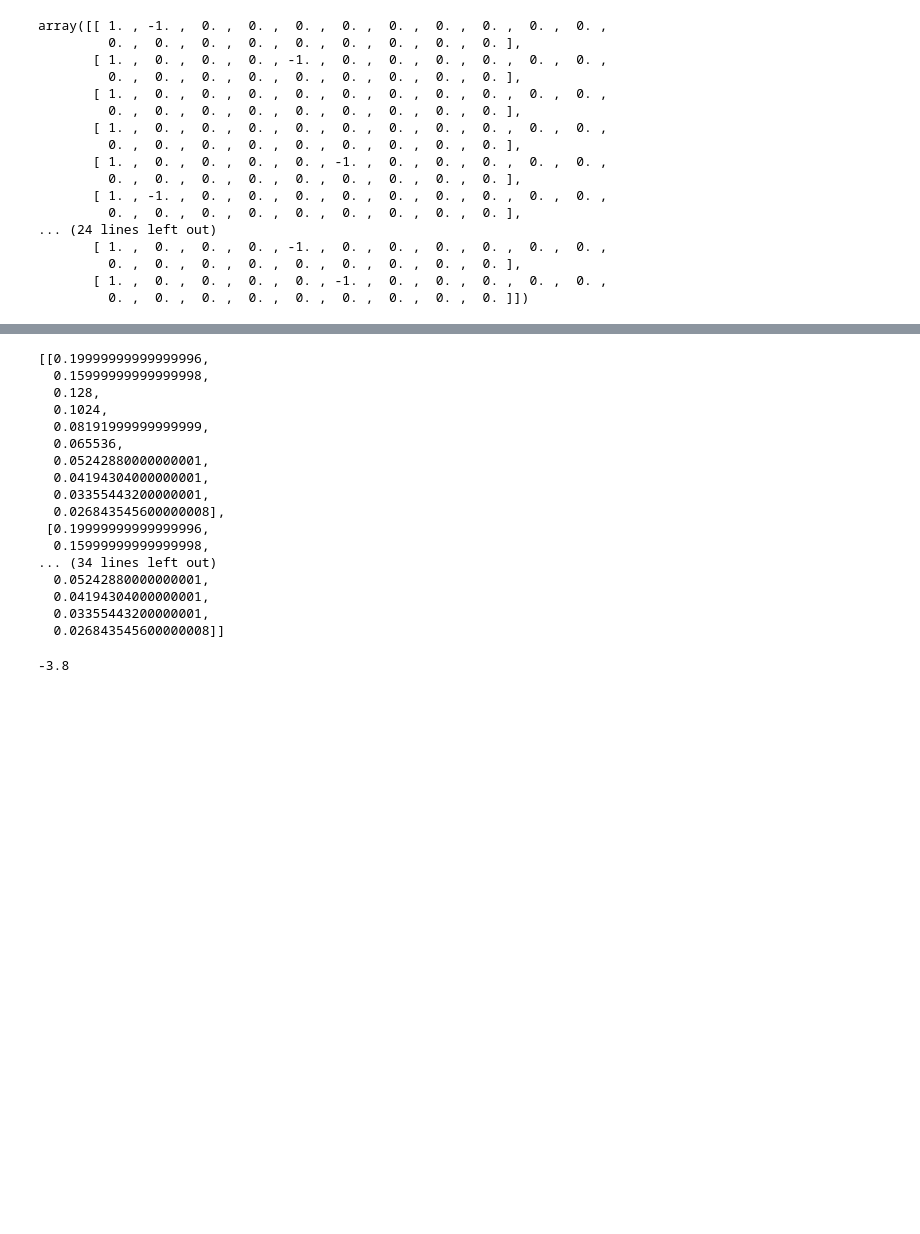
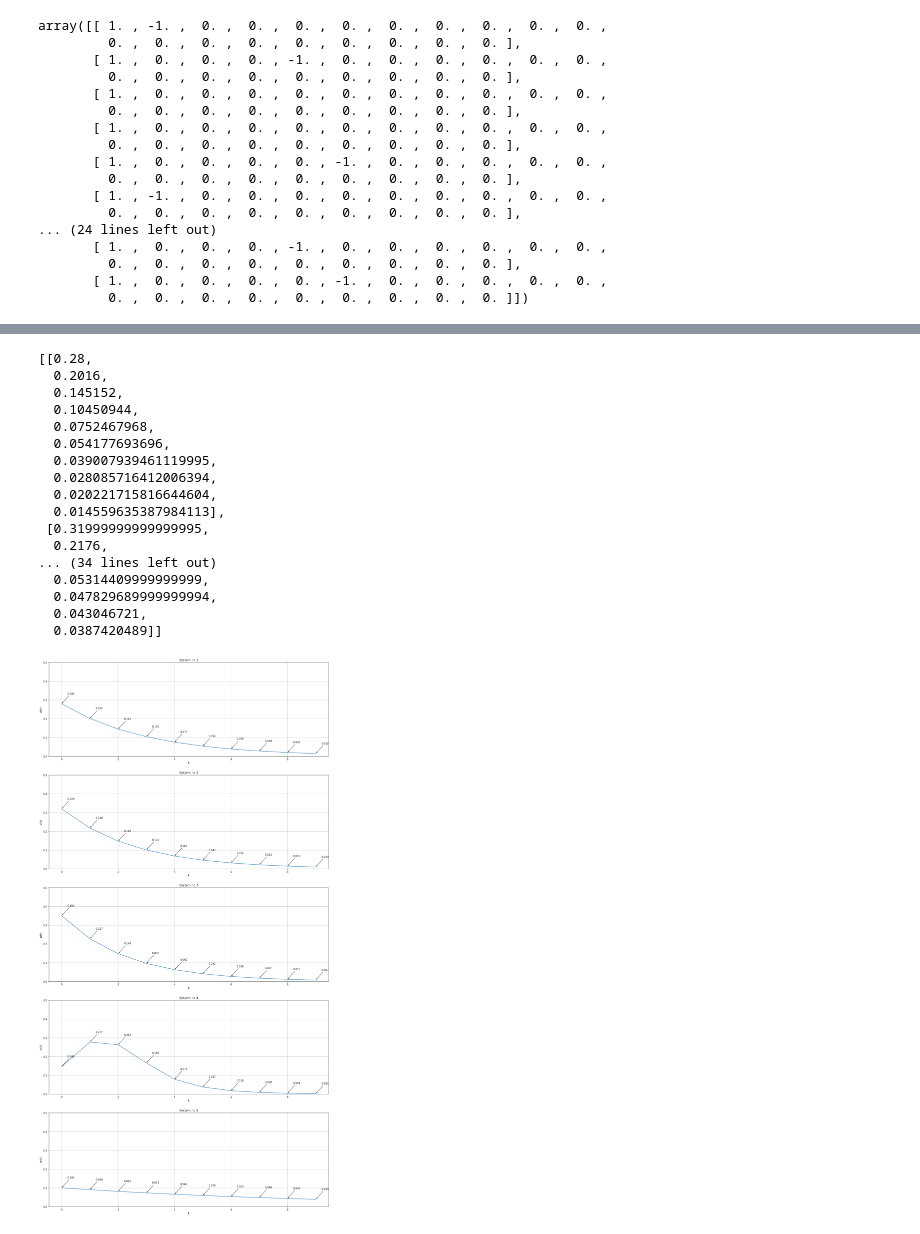
Before and after one commit to jagajda/kolejki, a Jupyter notebook: network1.ipynb, the cells around one changed output, grey strips where cells are left out. Saved outputs shown, nothing was run; the diff lists cells and outputs as text; code cells hidden in the pictures; blank space fills up the shorter version.

```diff
--- a/network1.ipynb
+++ b/network1.ipynb
@@ -102,10 +102,10 @@ array([[ 1. , -1. ,  0. ,  0. ,  0. ,  0. ,  0. ,  0. ,  0. ,  0. ,  0. ,
 # %%
 m_i = [1, 1, 1, 4, 1]
 mi_ir = np.zeros([5,4])
-mi_ir[0,:] = np.array([150, 150, 150, 150])
-mi_ir[1,:] = np.array([0, 120, 120, 120])
-mi_ir[2,:] = np.array([0, 100, 100, 100])
+mi_ir[0,:] = np.array([250, 250, 250, 250])
+mi_ir[1,:] = np.array([0, 150, 150, 150])
+mi_ir[2,:] = np.array([0, 120, 120, 120])
 mi_ir[3,:] = np.array([95, 0, 95, 95])
-mi_ir[4,:] = np.array([120, 120, 120, 120])
+mi_ir[4,:] = np.array([200, 200, 200, 200])
 mi_ir
 # %% [output]
@@ -159,7 +153,7 @@ def calculate_pi_k(pi_i):
     return result
 # %%
 def calculate_ro_i(i):
-    return np.sum(ro_ir[i])
+    return np.sum(lambda_ir[i])/(np.sum(mi_ir[i])*m_i[i])
 # %%
 probs = []
 for i in range(5):
@@ -169,24 +163,35 @@ for i in range(5):
     probs.append(probs_i)
 probs
 # %% [output]
-[[0.19999999999999996,
-  0.15999999999999998,
-  0.128,
-  0.1024,
-  0.08191999999999999,
-  0.065536,
-  0.05242880000000001,
-  0.04194304000000001,
-  0.03355443200000001,
-  0.026843545600000008],
- [0.19999999999999996,
-  0.15999999999999998,
+[[0.28,
+  0.2016,
+  0.145152,
+  0.10450944,
+  0.0752467968,
+  0.054177693696,
+  0.039007939461119995,
+  0.028085716412006394,
+  0.020221715816644604,
+  0.014559635387984113],
+ [0.31999999999999995,
+  0.2176,
 ... (34 lines left out)
-  0.05242880000000001,
-  0.04194304000000001,
-  0.03355443200000001,
-  0.026843545600000008]]
+  0.05314409999999999,
+  0.047829689999999994,
+  0.043046721,
+  0.0387420489]]
-# %%
-calculate_pi_k_i(4.8, 0, 1)
-# %% [output]
--3.8
+# %%
+import matplotlib.pyplot as plt
+fig, axs = plt.subplots(nrows = 5, ncols = 1, figsize = [20, 40])
+for i in range(len(axs.reshape(-1))):
+    axs[i].plot(probs[i])
+    axs[i].grid()
+    axs[i].set_ylim([0, 0.5])
+    axs[i].set_title('System no {}'.format(i + 1))
+    axs[i].set_xlabel('k')
+    axs[i].set_ylabel('pi(k)')
+    for j in range(len(probs[i])):
+        axs[i].annotate('{0:.3f}'.format(probs[i][j]), (j, probs[i][j]), xytext = (j + 0.2, probs[i][j] + 0.05),
+                        arrowprops = {'arrowstyle': '->'})
+# %% [output]
+[figure, added]
```
Also changed, not shown: parts of 5 cells of this notebook.
